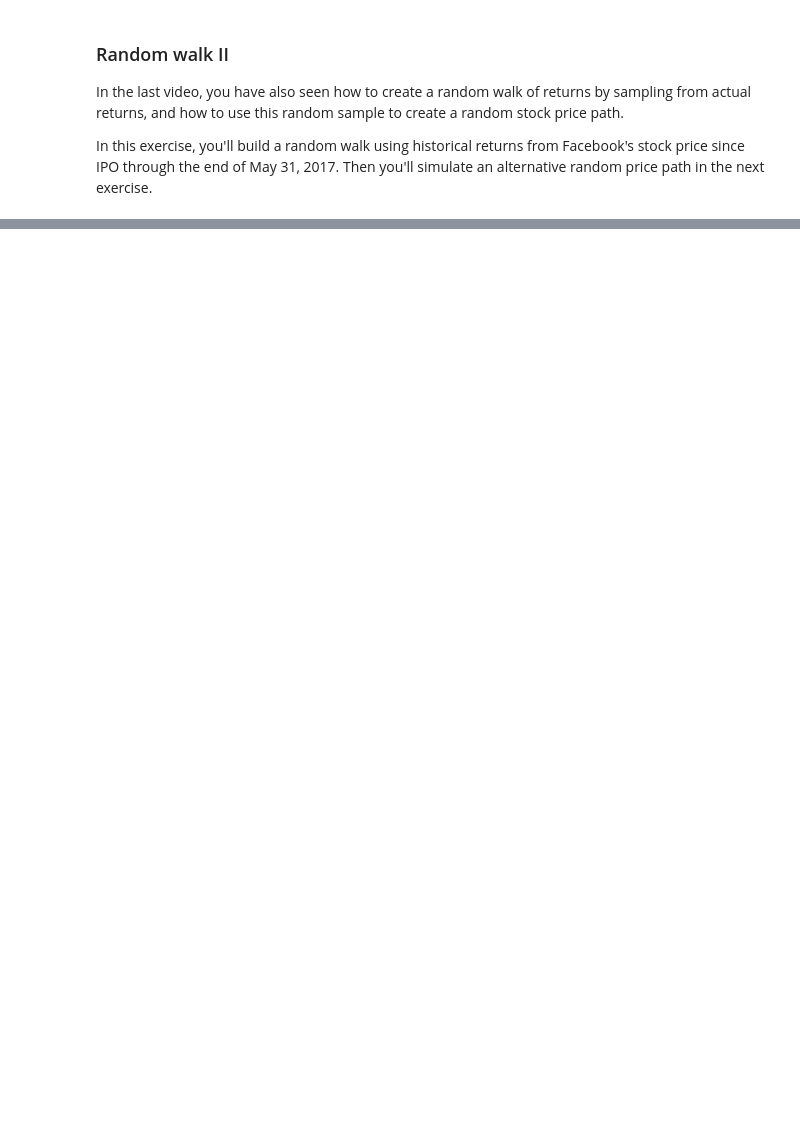
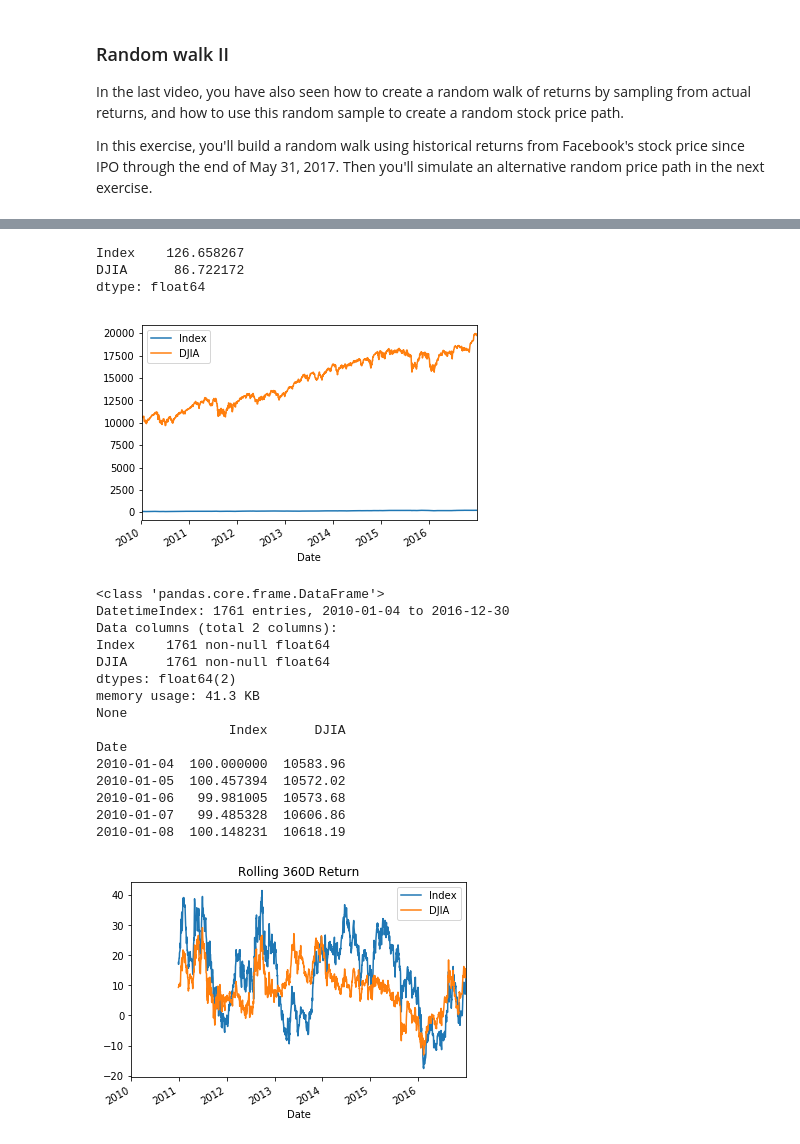
Before and after one commit to nguyenngoclinhchi/Machine_Learning, a Jupyter notebook: Python/SourceCode_DataCampCourses/Data Management/Manipulating Time Series Data in Python/Manipulating Time Series Data in Python.ipynb, the cells around one changed output, grey strips where cells are left out. Cells and saved outputs as stored; diff of their text form; code cells hidden in the pictures; blank space fills up the shorter version.

```diff
--- a/Python/SourceCode_DataCampCourses/Data Management/Manipulating Time Series Data in Python/Manipulating Time Series Data in Python.ipynb
+++ b/Python/SourceCode_DataCampCourses/Data Management/Manipulating Time Series Data in Python/Manipulating Time Series Data in Python.ipynb
@@ -760,0 +1106,62 @@ fb.columns=['date', '']
+# %%
+import pandas as pd
+import matplotlib.pyplot as plt
+import numpy as np
+
+index = pd.read_csv('index.csv')
+djia  = pd.read_csv('djia.csv', parse_dates=['date'], index_col='date')
+
+index.columns=['Date', 'Index']
+index.Date = pd.to_datetime(index.Date)
+index.set_index('Date', inplace=True)
+index = index['Index']
+index = pd.Series(index)
+
+# Convert index series to dataframe here
+data = index.to_frame(name='Index')
+
+# Normalize djia series and add as new column to data
+data['DJIA'] = djia
+
+# Show total return for both index and djia
+print((data.iloc[-1]/data.iloc[0]-1)*100)
+
+# Plot both series
+data.plot()
+plt.show()
+
+# Inspect data
+print(data.info())
+print(data.head(5))
+
+# Create multi_period_return function here
+def multi_period_return(r):
+    return (np.prod(r+1)-1) * 100
+
+# Calculate rolling_return_360
+rolling_return_360 = data.pct_change().rolling(window='360D').apply(multi_period_return)
+
+# Plot rolling_return_360 here
+rolling_return_360.plot(title='Rolling 360D Return')
+plt.show()
+# %% [output]
+Index    126.658267
+DJIA      86.722172
+dtype: float64
+[figure, added]
+<class 'pandas.core.frame.DataFrame'>
+DatetimeIndex: 1761 entries, 2010-01-04 to 2016-12-30
+Data columns (total 2 columns):
+Index    1761 non-null float64
+DJIA     1761 non-null float64
+dtypes: float64(2)
+memory usage: 41.3 KB
+None
+                 Index      DJIA
+Date
+2010-01-04  100.000000  10583.96
+2010-01-05  100.457394  10572.02
+2010-01-06   99.981005  10573.68
+2010-01-07   99.485328  10606.86
+2010-01-08  100.148231  10618.19
+[figure, added]
```
Also changed, not shown: parts of 27 cells of this notebook, 25 other files.
